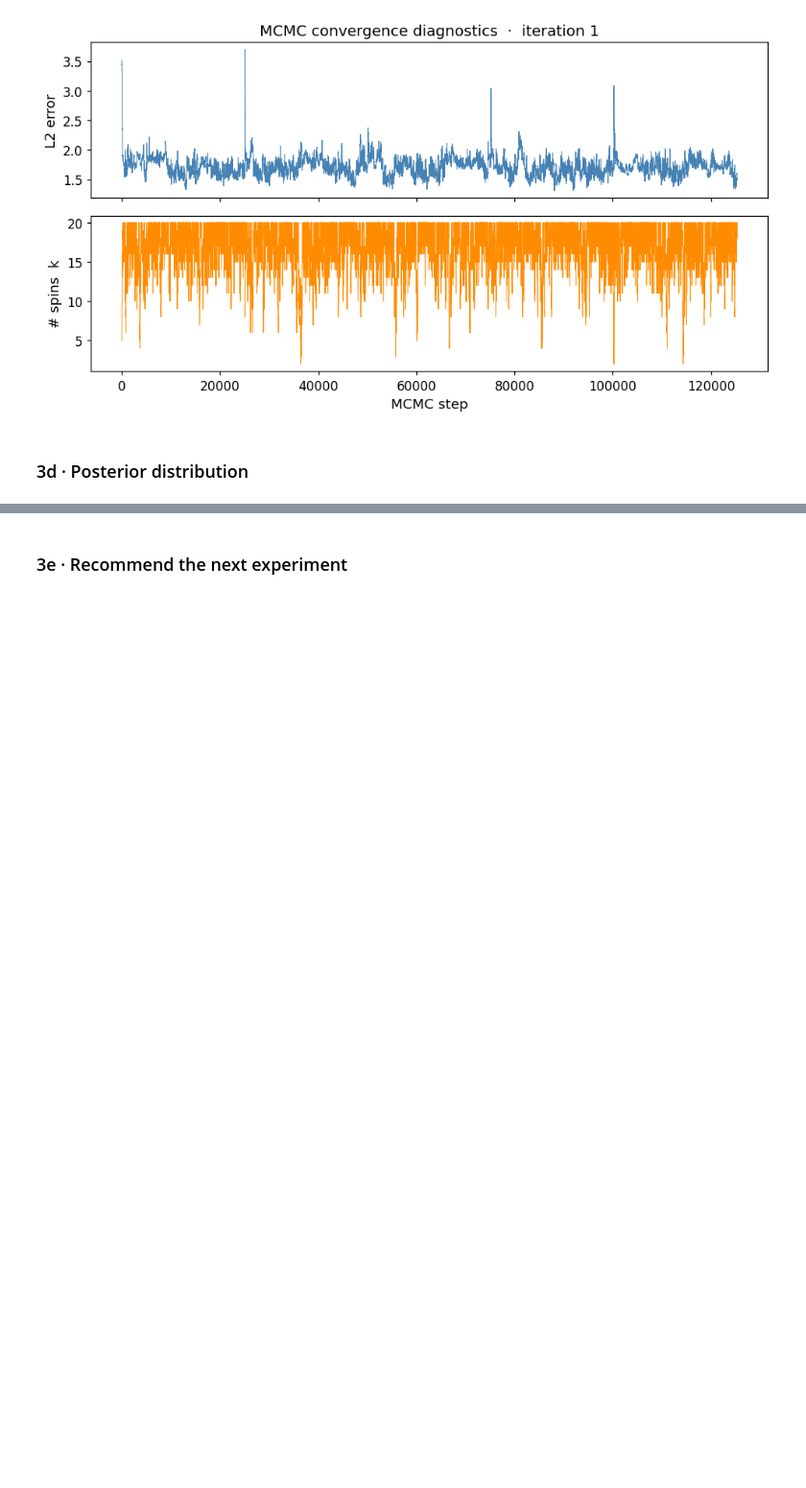
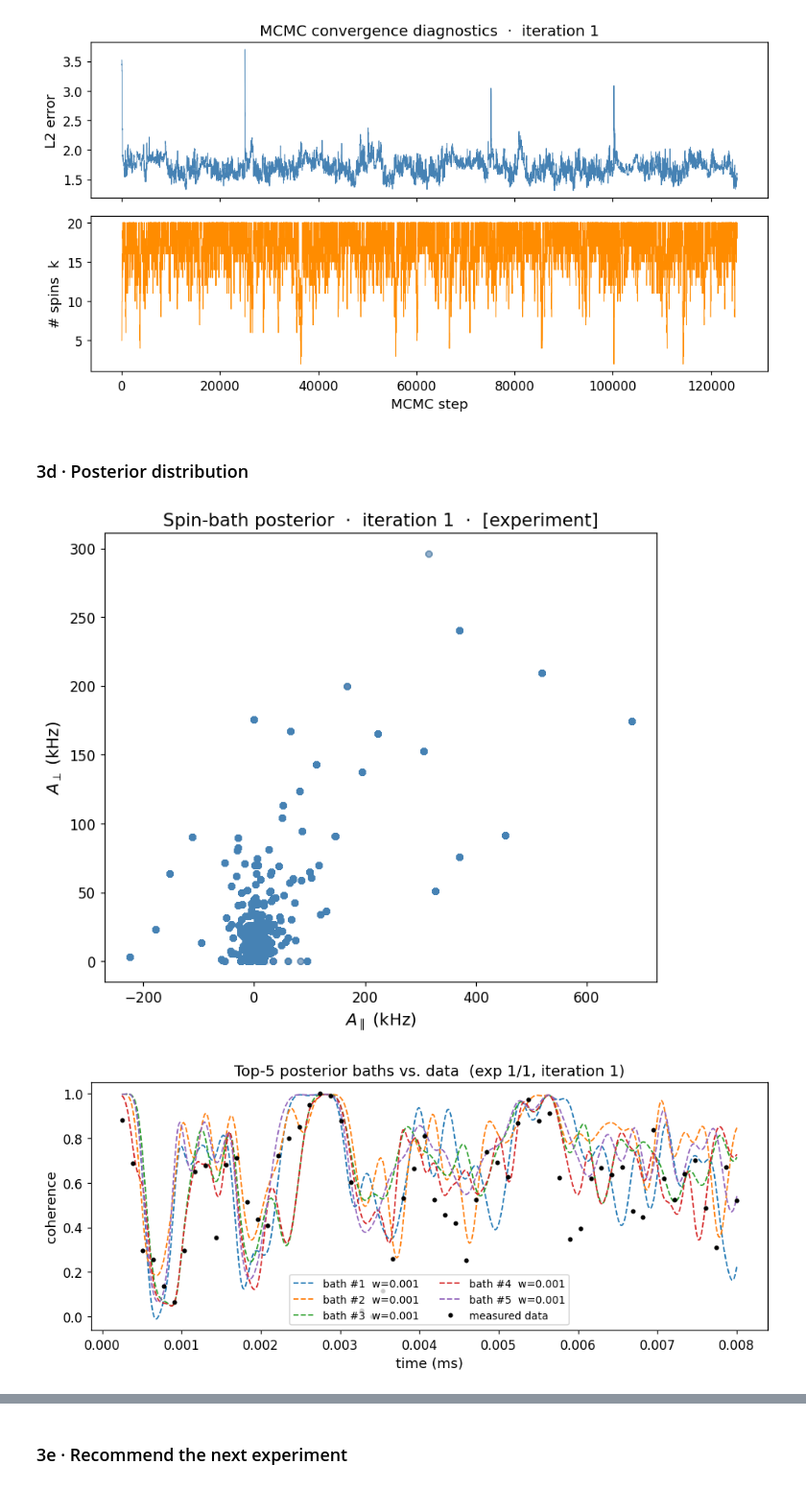
Before and after one commit to pabigail/nuclear-spin-recovery, a Jupyter notebook: spin_bath_inference_workflow.ipynb, the cells around one changed output, grey strips where cells are left out. Shown at 96% size. Cells and saved outputs as stored; diff of their text form; code cells hidden in the pictures; blank space fills up the shorter version.

```diff
--- a/spin_bath_inference_workflow.ipynb
+++ b/spin_bath_inference_workflow.ipynb
@@ -81,7 +81,7 @@ config["weak_thresh"]   = 5.0         # kHz  – remove spins weaker than this
 # ── First experiment ──────────────────────────────────────────────────────────
 config["init_num_pulses"] = 4          # number of DD pulses
 config["init_mag_field"]  = 332.0     # magnetic field (Gauss)
-config["init_noise"]      = 0.1     # measurement noise σ
+config["init_noise"]      = 0.008     # measurement noise σ
 config["init_T2"]         = 0.9       # initial T2 (ms)
 config["init_tmin"]       = 0.0       # start time (ms)
 config["init_tmax"]       = 0.008     # end time (ms)
@@ -101,8 +101,8 @@ config["num_T2_steps"]       = 20     # T2 update steps per outer iteration
 config["random_seed"]        = 42     # set None for non-reproducible runs
 
 # ── Candidate experiment grid ─────────────────────────────────────────────────
-config["pulse_options"]       = [4, 8, 16, 32, 64]
-config["tmax_options"]        = list(np.linspace(0.001, 0.05, 5))
+config["pulse_options"]       = [4, 8, 16, 32, 64, 128]
+config["tmax_options"]        = list(np.linspace(0.001, 0.01, 5))
 config["num_candidate_tps"]   = 100
 config["candidate_mag_field"] = 332.0
 config["candidate_noise"]     = 0.01
@@ -111,7 +111,7 @@ config["candidate_T2"]        = 0.9
 # ── Experiment optimisation ───────────────────────────────────────────────────
 config["T_budget"] = 10.0   # measurement-time budget
 config["Nt_dense"] = 300    # dense-grid resolution for info-density scan
-config["M_eig"]    = 20     # Monte-Carlo samples for EIG
+config["M_eig"]    = 200     # Monte-Carlo samples for EIG
 
 # ── Plotting ──────────────────────────────────────────────────────────────────
 config["plot_top_n"] = 5    # top-N baths to highlight
@@ -218,6 +222,9 @@ plot_convergence(state)
 # %% [markdown]
 ### 3d · Posterior distribution
 # %%
-plot_posterior(state, config, is_simulation=False)
+plot_posterior(state, config)
 plot_posterior_fits(state, config, exp_index=-1)
 summary_1 = print_posterior_summary(state, config)
+# %% [output]
+[figure, added]
+[figure, added]
```
Also changed, not shown: parts of 19 cells of this notebook, 2 other files.
